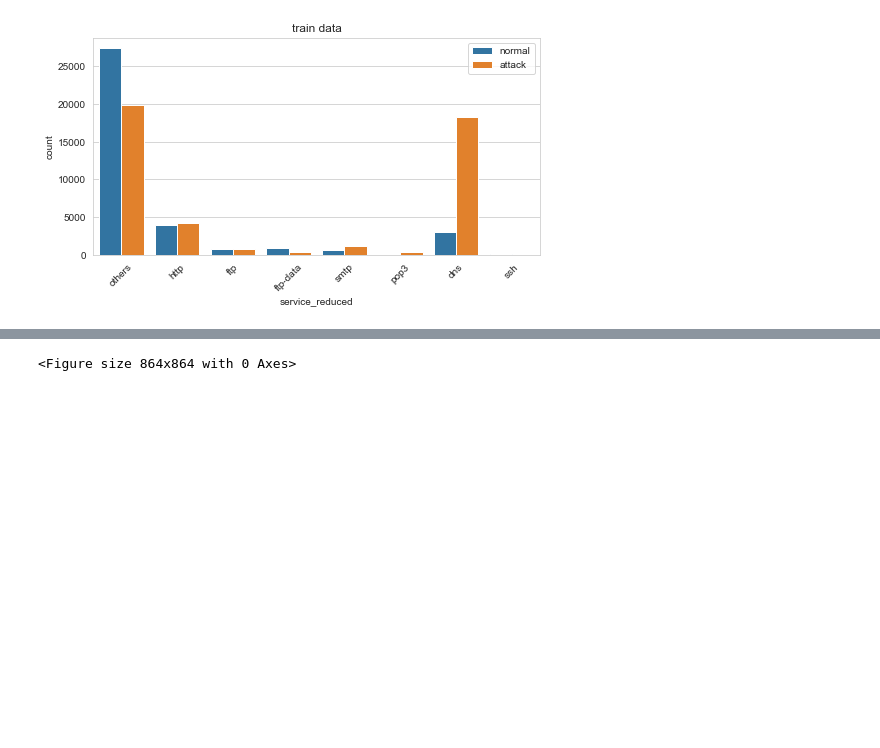
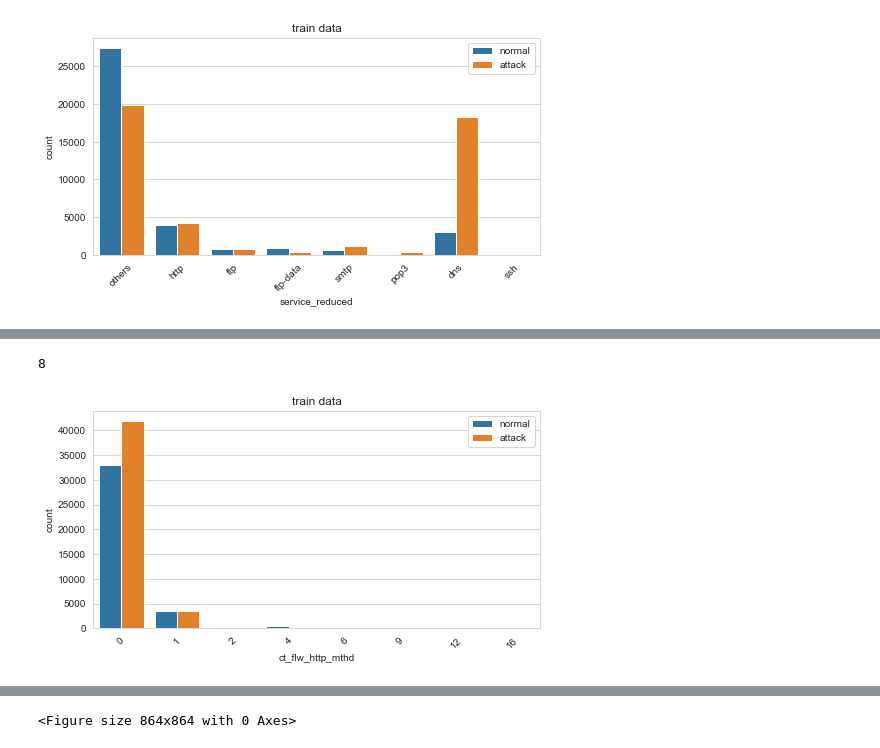
Before and after one commit to divyaKh/CMPE255Project, a Jupyter notebook: 2.EDA/Exploratory_Data_Analysis.ipynb, the cells around one changed output, grey strips where cells are left out. Cells and saved outputs as stored; diff of their text form; code cells hidden in the pictures; blank space fills up the shorter version.

```diff
--- a/2.EDA/Exploratory_Data_Analysis.ipynb
+++ b/2.EDA/Exploratory_Data_Analysis.ipynb
@@ -225,0 +294,8 @@ col_countplot('service_reduced')
+# %%
+train['ct_flw_http_mthd'].nunique()
+# %% [output]
+8
+# %%
+col_countplot('ct_flw_http_mthd')
+# %% [output]
+[figure, added]
```
Also changed, not shown: parts of 56 cells of this notebook.
